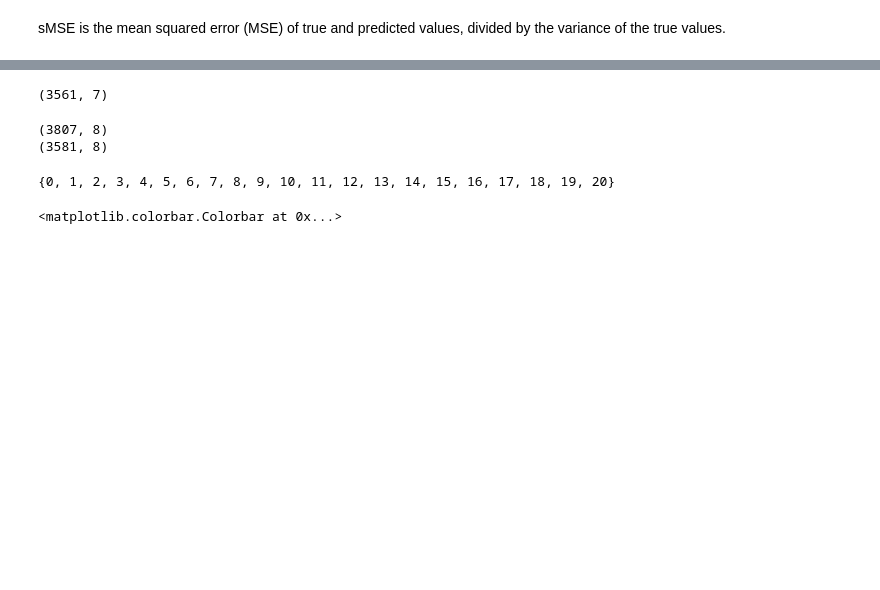
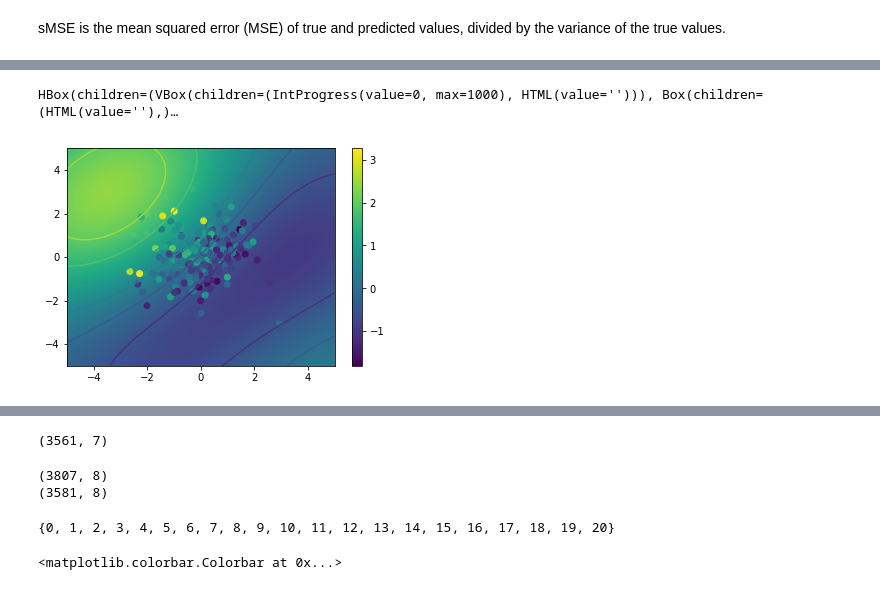
Before and after one commit to danielshak/GaussianProcesses, a Jupyter notebook: Notebooks/PPG/Gpy_oo.ipynb, the cells around one changed output, grey strips where cells are left out. Saved outputs shown, nothing was run; the diff lists cells and outputs as text; code cells hidden in the pictures; blank space fills up the shorter version.

```diff
--- a/Notebooks/PPG/Gpy_oo.ipynb
+++ b/Notebooks/PPG/Gpy_oo.ipynb
@@ -80,0 +230,10 @@ plt.colorbar(sc)
+# %%
+gp_data = pd.read_csv('Data/GP_data.tsv',sep='\t',index_col=0)
+gp_data.set_index(['Gene.names', 'Gene.description'],append=True,inplace=True)
+
+features = ['AvgChrs','NormPosition','Gene Length']
+AT2 = ['AT2_04M_F0','AT2_04M_F10','AT2_18M_F0','AT2_18M_F10']
+AM = ['AM_04M_F0','AM_04M_F10','AM_18M_F0','AM_18M_F10']
+cell_lines = AT2+AM
+
+data = GPY_data(gp_data,features,cell_lines)
@@ -80,0 +306,28 @@ plt.colorbar(sc)
+# %%
+#Uniform grid for plotting
+num_points=100
+xmin,xmax = -5,5
+ymin,ymax = -5,5
+grid_x, grid_y = np.meshgrid(np.linspace(-5, 5, num_points), np.linspace(-5, 5, num_points))
+# %%
+x,_,_ = ZScore(data.rna_protein_chrm[data.cell_lines[0]]['chrm1'][['Gene Length','AT2_04M_F0']].values)
+y,_,_ = ZScore(data.rna_protein_chrm[data.cell_lines[0]]['chrm1'][['AT2_04M_F0_P']].values)
+# %%
+m = generate_model(x,y,zscore=False)
+# %% [output]
+HBox(children=(VBox(children=(IntProgress(value=0, max=1000), HTML(value=''))), Box(children=(HTML(value=''),)…
+# %%
+#grid_x,grid_y = generate_grid(x[:,0],x[:,1])
+grid = np.hstack((grid_x.reshape(-1,1),grid_y.reshape(-1,1)))
+mi, ma = y.min(), y.max()
+norm = matplotlib.colors.Normalize(vmin=mi,vmax=ma)
+
+z = m.predict(grid)[0].reshape(grid_x.shape)
+fig, ax = plt.subplots()
+c = ax.pcolormesh(grid_x, grid_y, z, cmap=cm.viridis, norm = norm)
+ax.contour(grid_x, grid_y, z)
+ax.scatter(x[:,0],x[:,1],c=y.squeeze(),cmap=cm.viridis)
+fig.colorbar(c, ax=ax)
+plt.show()
+# %% [output]
+[figure, added]
```
Also changed, not shown: parts of 41 cells of this notebook, 10 other files.
